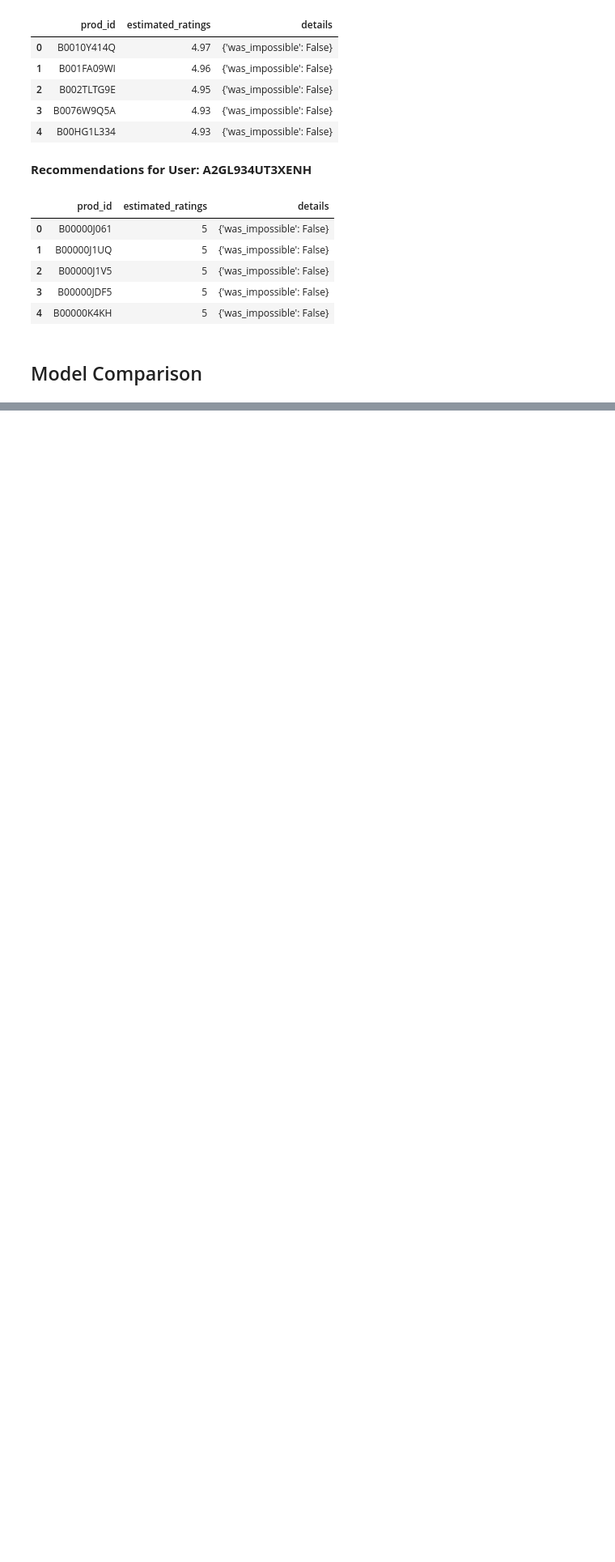
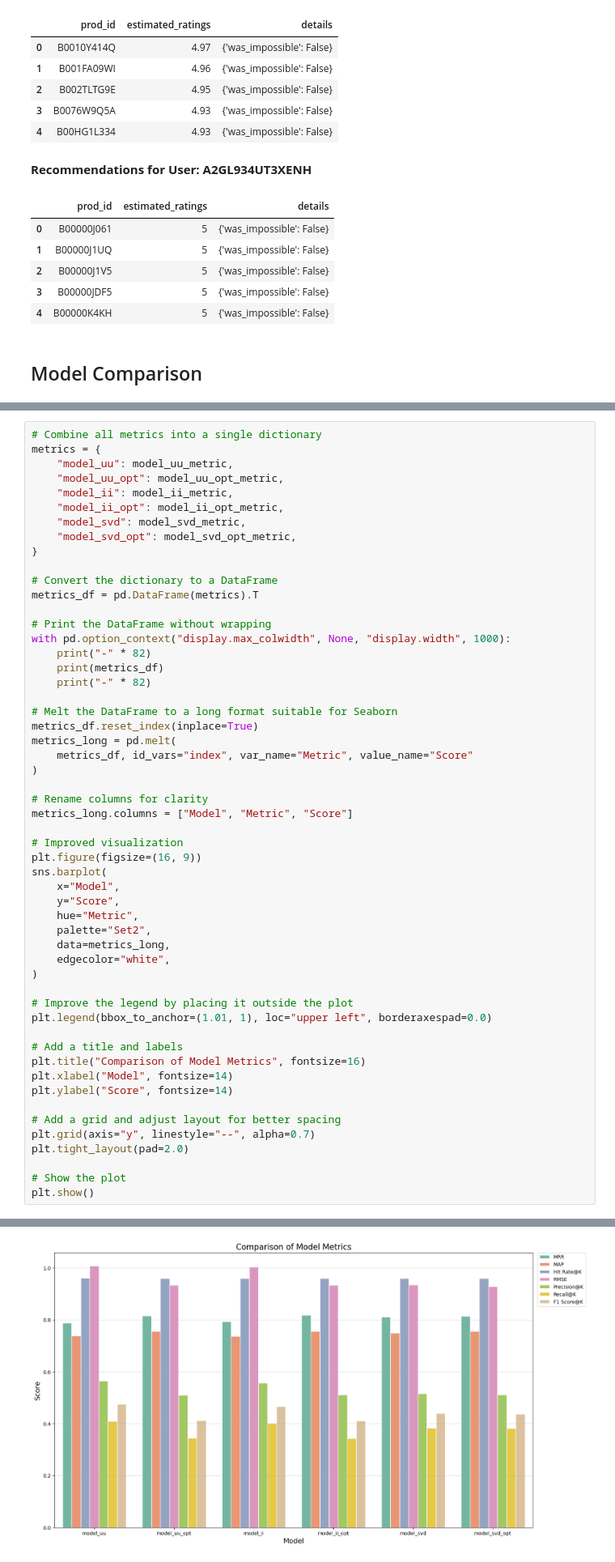
Before and after one commit to tmoesl/product-recommendation-system, a Jupyter notebook: notebooks/product_recommendation_system.ipynb, the cells around one changed output, grey strips where cells are left out. Shown at 81% size. Drawn from its saved outputs; the diff is of its cells as text; blank space fills up the shorter version.

```diff
--- a/notebooks/product_recommendation_system.ipynb
+++ b/notebooks/product_recommendation_system.ipynb
@@ -1396,0 +1574,55 @@ model_svd_opt  0.928      0.846   0.897     0.871
+# %%
+# Combine all metrics into a single dictionary
+metrics = {
+    "model_uu": model_uu_metric,
+    "model_uu_opt": model_uu_opt_metric,
+    "model_ii": model_ii_metric,
+    "model_ii_opt": model_ii_opt_metric,
+    "model_svd": model_svd_metric,
+    "model_svd_opt": model_svd_opt_metric,
+}
+
+# Convert the dictionary to a DataFrame
+metrics_df = pd.DataFrame(metrics).T
+
+# Print the DataFrame without wrapping
+with pd.option_context("display.max_colwidth", None, "display.width", 1000):
+    print("-" * 82)
+    print(metrics_df)
+    print("-" * 82)
+
+# Melt the DataFrame to a long format suitable for Seaborn
+metrics_df.reset_index(inplace=True)
+metrics_long = pd.melt(
+    metrics_df, id_vars="index", var_name="Metric", value_name="Score"
+)
+
+# Rename columns for clarity
+metrics_long.columns = ["Model", "Metric", "Score"]
+
+# Improved visualization
+plt.figure(figsize=(16, 9))
+sns.barplot(
+    x="Model",
+    y="Score",
+    hue="Metric",
+    palette="Set2",
+    data=metrics_long,
+    edgecolor="white",
+)
+
+# Improve the legend by placing it outside the plot
+plt.legend(bbox_to_anchor=(1.01, 1), loc="upper left", borderaxespad=0.0)
+
+# Add a title and labels
+plt.title("Comparison of Model Metrics", fontsize=16)
+plt.xlabel("Model", fontsize=14)
+plt.ylabel("Score", fontsize=14)
+
+# Add a grid and adjust layout for better spacing
+plt.grid(axis="y", linestyle="--", alpha=0.7)
+plt.tight_layout(pad=2.0)
+
+# Show the plot
+plt.show()
+# %% [output]
@@ -1396,0 +1638 @@ model_svd_opt  0.928      0.846   0.897     0.871
+[figure, added]
```
Also changed, not shown: parts of 35 cells of this notebook.
